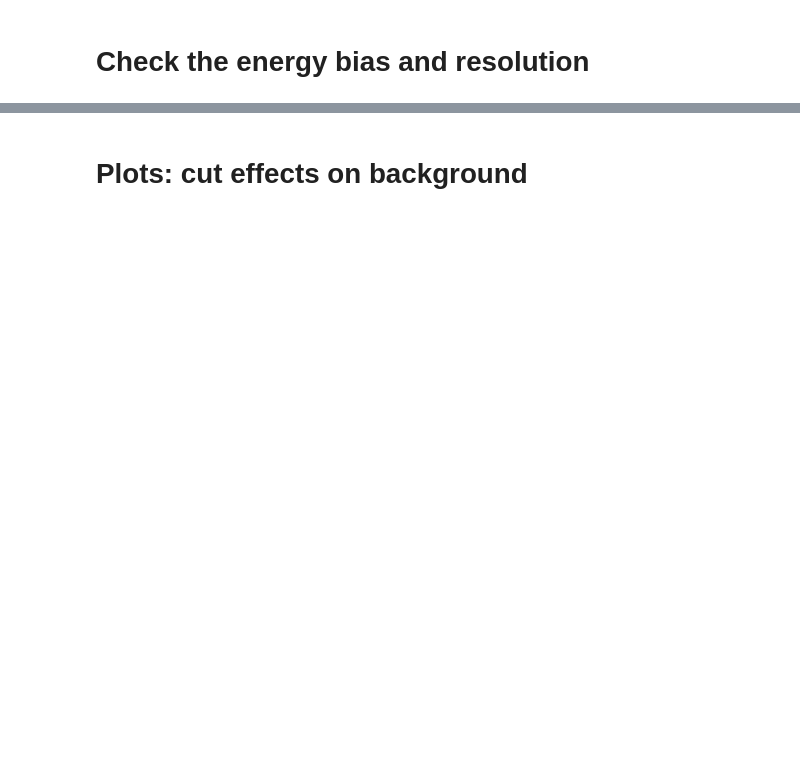
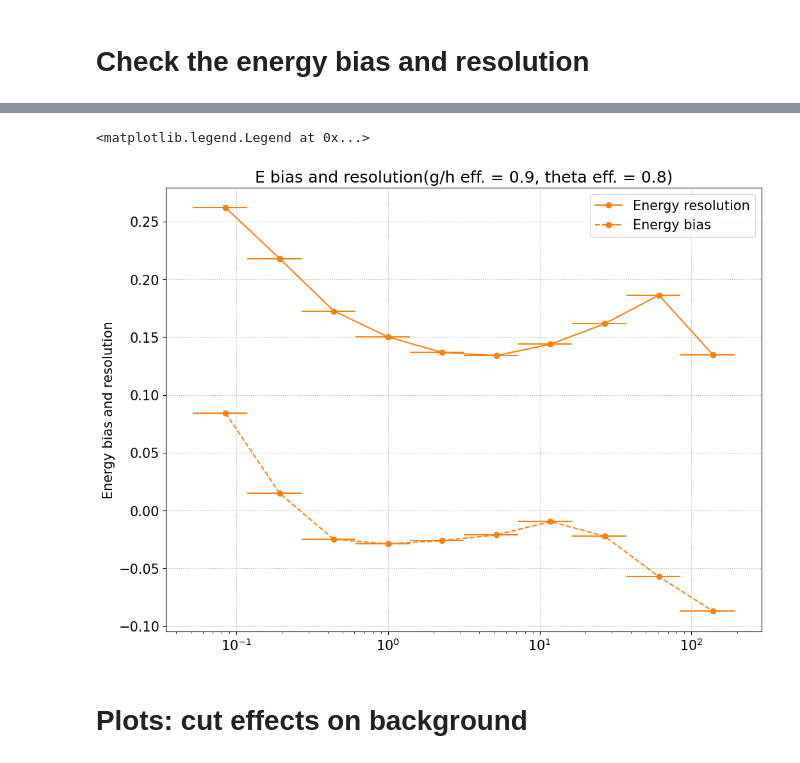
Before and after one commit to dipierr/magic-lst1-sw-school, a Jupyter notebook: check_irfs_from_dl2.ipynb, the cells around one changed output, grey strips where cells are left out. Cells and saved outputs as stored; diff of their text form; code cells hidden in the pictures; blank space fills up the shorter version.

```diff
--- a/check_irfs_from_dl2.ipynb
+++ b/check_irfs_from_dl2.ipynb
@@ -643,37 +762,40 @@ plt.figure()
 gs = gridspec.GridSpec(4, 1)
 
 
-plt.set_title(f"E bias and resolution(g/h eff. = {gh_efficiency}, theta eff. = {theta_efficiency})")
-plt.set_ylabel("Energy bias and resolution")
+plt.title(f"E bias and resolution(g/h eff. = {gh_efficiency}, theta eff. = {theta_efficiency})")
+plt.ylabel("Energy bias and resolution")
 plt.semilogx()
 plt.grid()
 
 
 
 
 
 # Plot the signal energy bias and resolution
 plt.errorbar(
     x=energy_bins_center,
     y=engres_eff,
     xerr=energy_bins_width,
     label="Energy resolution",
     marker="o",
     color=colors[1],
 )
 
 plt.errorbar(
     x=energy_bins_center,
     y=engbias_eff,
     xerr=energy_bins_width,
     label="Energy bias",
     marker="o",
     linestyle="--",
     color=colors[1],
 )
 
 
 plt.legend()
+# %% [output]
+<matplotlib.legend.Legend at 0x...>
+[figure, added]
 # %% [markdown]
 # Plots: cut effects on background
 # %%
```
Also changed, not shown: parts of 32 cells of this notebook, 1 other file.
